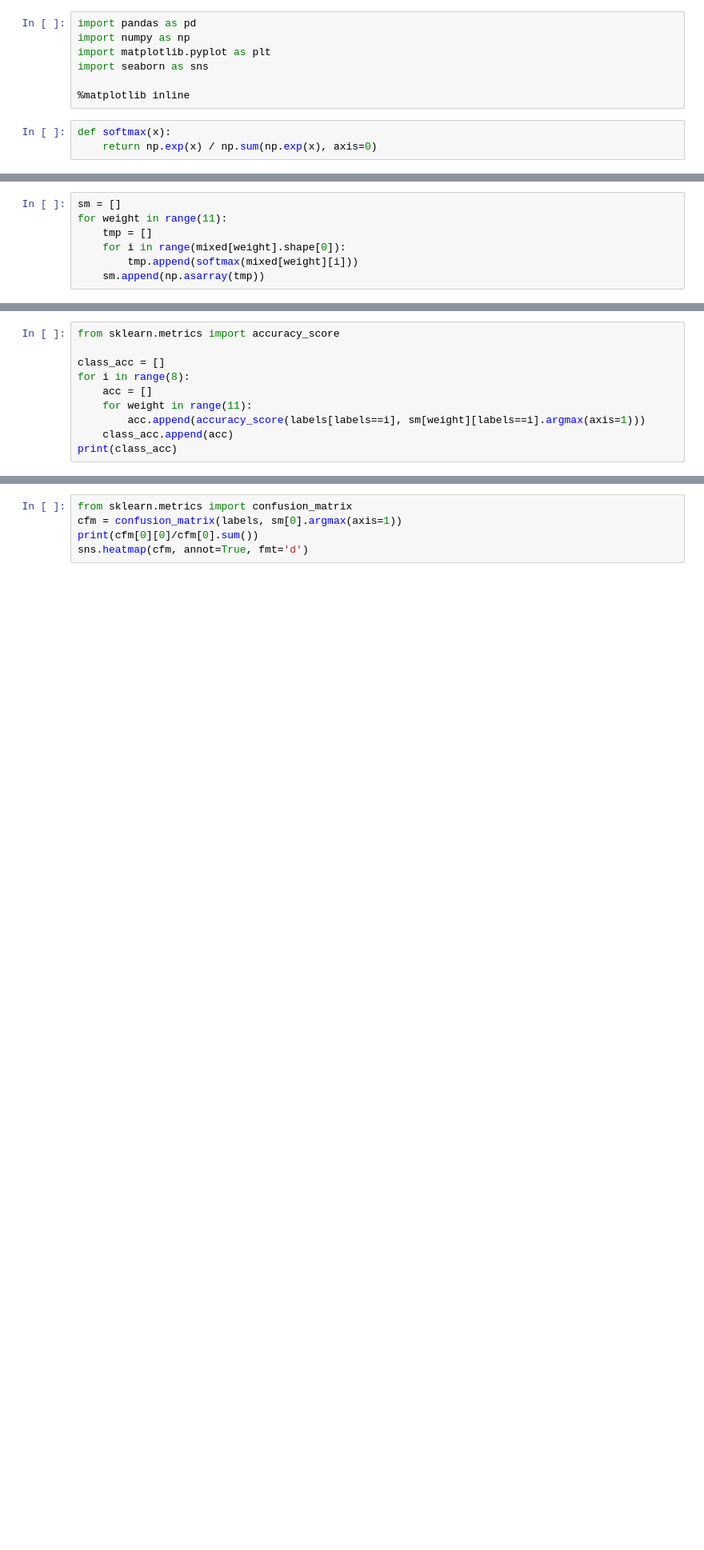
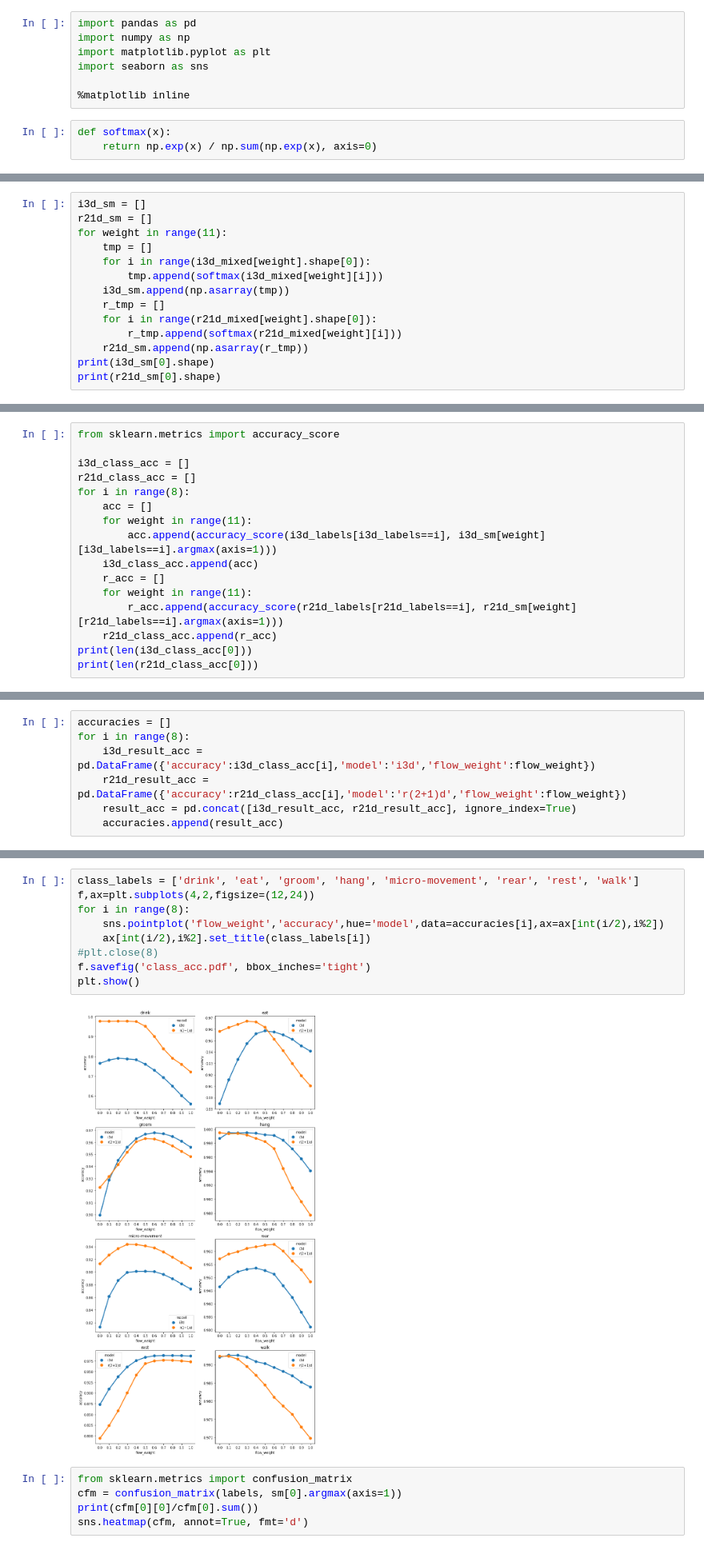
Before and after one commit to giangnn-bkace/result-analysis, a Jupyter notebook: analysis.ipynb, the cells around one changed output, grey strips where cells are left out. Shown at 80% size. Saved outputs shown, nothing was run; the diff lists cells and outputs as text; blank space fills up the shorter version.

```diff
--- a/analysis.ipynb
+++ b/analysis.ipynb
@@ -37,7 +69,14 @@ array([ 4.3533006,  6.07057  ,  0.2720636, -3.8268132, -2.4947174,
 # %%
-sm = []
+i3d_sm = []
+r21d_sm = []
 for weight in range(11):
     tmp = []
-    for i in range(mixed[weight].shape[0]):
-        tmp.append(softmax(mixed[weight][i]))
-    sm.append(np.asarray(tmp))
+    for i in range(i3d_mixed[weight].shape[0]):
+        tmp.append(softmax(i3d_mixed[weight][i]))
+    i3d_sm.append(np.asarray(tmp))
+    r_tmp = []
+    for i in range(r21d_mixed[weight].shape[0]):
+        r_tmp.append(softmax(r21d_mixed[weight][i]))
+    r21d_sm.append(np.asarray(r_tmp))
+print(i3d_sm[0].shape)
+print(r21d_sm[0].shape)
@@ -48,11 +86,17 @@ labels[2]
 # %%
 from sklearn.metrics import accuracy_score
 
-class_acc = []
+i3d_class_acc = []
+r21d_class_acc = []
 for i in range(8):
     acc = []
     for weight in range(11):
-        acc.append(accuracy_score(labels[labels==i], sm[weight][labels==i].argmax(axis=1)))
-    class_acc.append(acc)
-print(class_acc)
+        acc.append(accuracy_score(i3d_labels[i3d_labels==i], i3d_sm[weight][i3d_labels==i].argmax(axis=1)))
+    i3d_class_acc.append(acc)
+    r_acc = []
+    for weight in range(11):
+        r_acc.append(accuracy_score(r21d_labels[r21d_labels==i], r21d_sm[weight][r21d_labels==i].argmax(axis=1)))
+    r21d_class_acc.append(r_acc)
+print(len(i3d_class_acc[0]))
+print(len(r21d_class_acc[0]))
 # %% [output]
@@ -71,0 +110,7 @@ sns.pointplot(flow_weight, class_acc[7])
+# %%
+accuracies = []
+for i in range(8):
+    i3d_result_acc = pd.DataFrame({'accuracy':i3d_class_acc[i],'model':'i3d','flow_weight':flow_weight})
+    r21d_result_acc = pd.DataFrame({'accuracy':r21d_class_acc[i],'model':'r(2+1)d','flow_weight':flow_weight})
+    result_acc = pd.concat([i3d_result_acc, r21d_result_acc], ignore_index=True)
+    accuracies.append(result_acc)
@@ -72,3 +121,14 @@ sns.pointplot(flow_weight, class_acc[7])
+# %%
+class_labels = ['drink', 'eat', 'groom', 'hang', 'micro-movement', 'rear', 'rest', 'walk']
+f,ax=plt.subplots(4,2,figsize=(12,24))
+for i in range(8):
+    sns.pointplot('flow_weight','accuracy',hue='model',data=accuracies[i],ax=ax[int(i/2),i%2])
+    ax[int(i/2),i%2].set_title(class_labels[i])
+#plt.close(8)
+f.savefig('class_acc.pdf', bbox_inches='tight')
+plt.show()
+# %% [output]
+[figure, added]
 # %%
 from sklearn.metrics import confusion_matrix
 cfm = confusion_matrix(labels, sm[0].argmax(axis=1))
```
Also changed, not shown: parts of 11 cells of this notebook, 1 other file.
